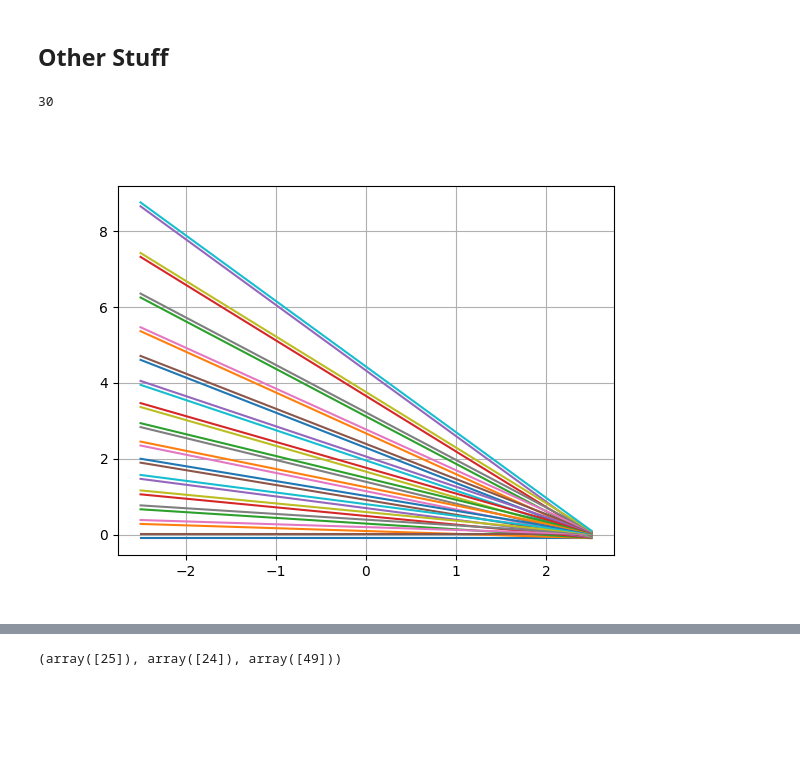
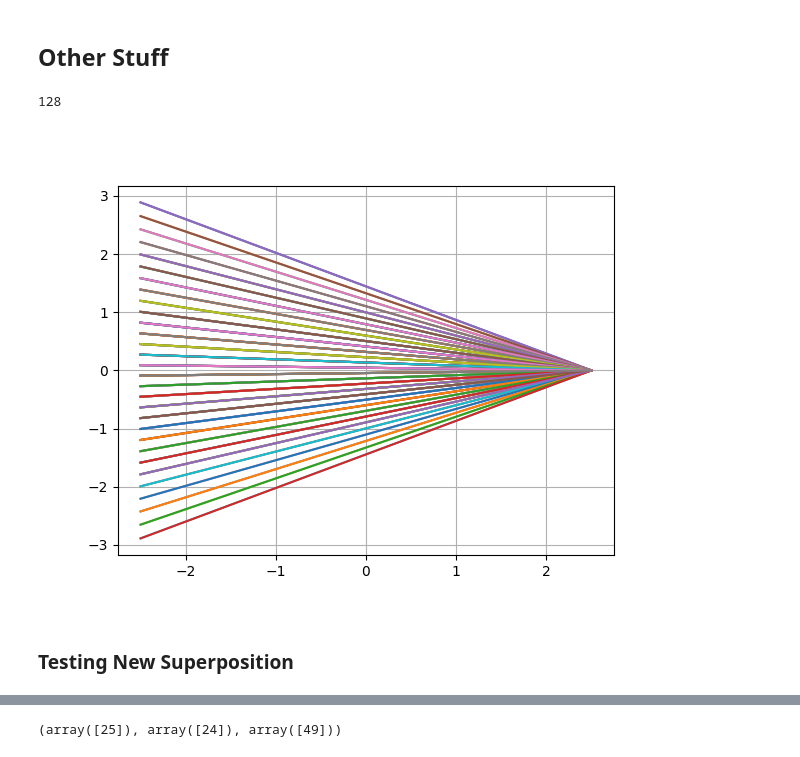
Before and after one commit to jbrewster7/NSERC-Summer-2022, a Jupyter notebook: Python/Run_Dose_Calculator.ipynb, the cells around one changed output, grey strips where cells are left out. Saved outputs shown, nothing was run; the diff lists cells and outputs as text; code cells hidden in the pictures; blank space fills up the shorter version.

```diff
--- a/Python/Run_Dose_Calculator.ipynb
+++ b/Python/Run_Dose_Calculator.ipynb
@@ -681,16 +674,18 @@ pickle.dump(dose,open('dose8_1.pickle','wb'))
 ## Other Stuff
 # %%
 x1,x2 = (0,0)
-y1,y2 = (0,tan(pi/6)*5)
+y1,y2 = (0,0)
 z1,z2 = (2.5,-2.5)
-rays = dc.MakeFanBeamRays(30,np.pi/6,((x1,x2),(y1,y2),(z1,z2)),direction='y',adjust=0.1)
+rays = dc.MakeFanBeamRays(60,np.pi/6,((x1,x2),(y1,y2),(z1,z2)),direction='y',adjust=0.1,kind='trial')
 
 ifig=1;close(ifig);figure(ifig)
 for ray in rays:
     plot(ray[2],ray[1])
 grid(b=True)
 
 len(rays)
 # %% [output]
-30
+128
-[figure, old version]
+[figure, new version]
+# %% [markdown]
+### Testing New Superposition
```
Also changed, not shown: parts of 10 cells of this notebook, 13 other files.
